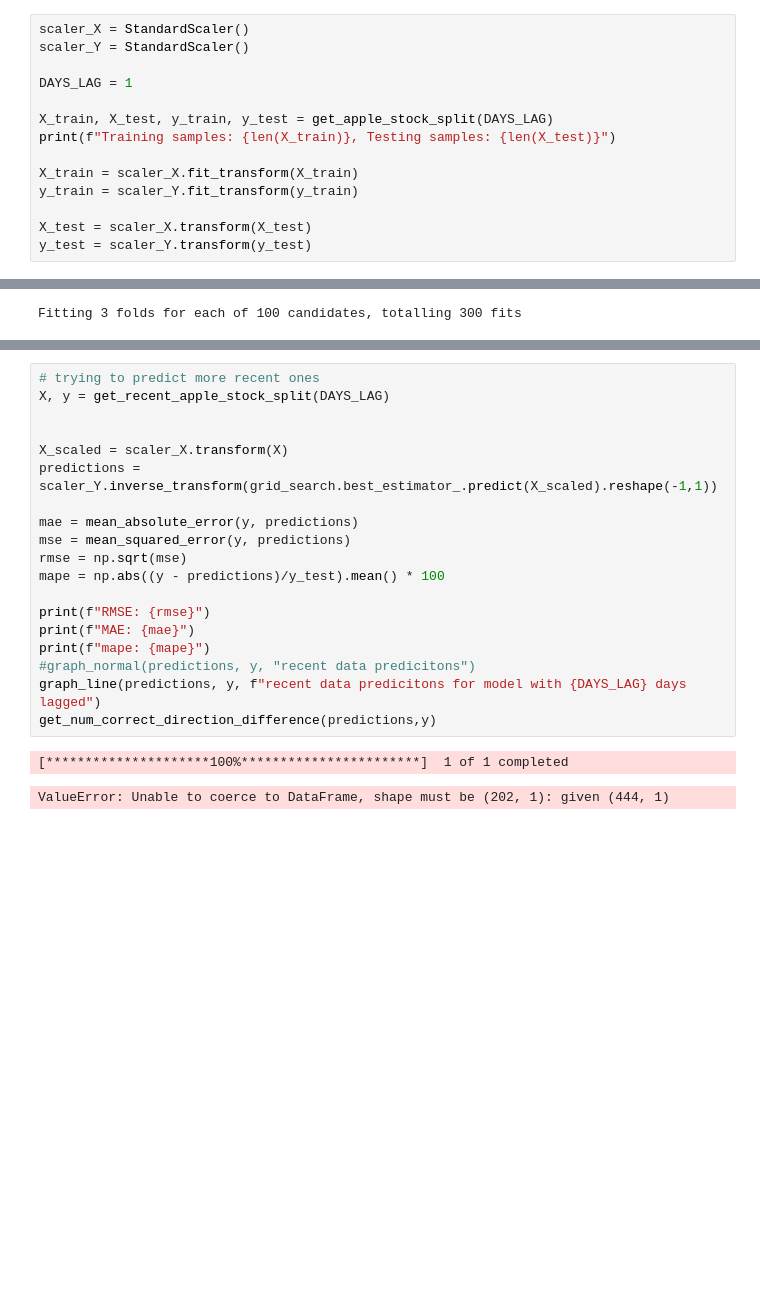
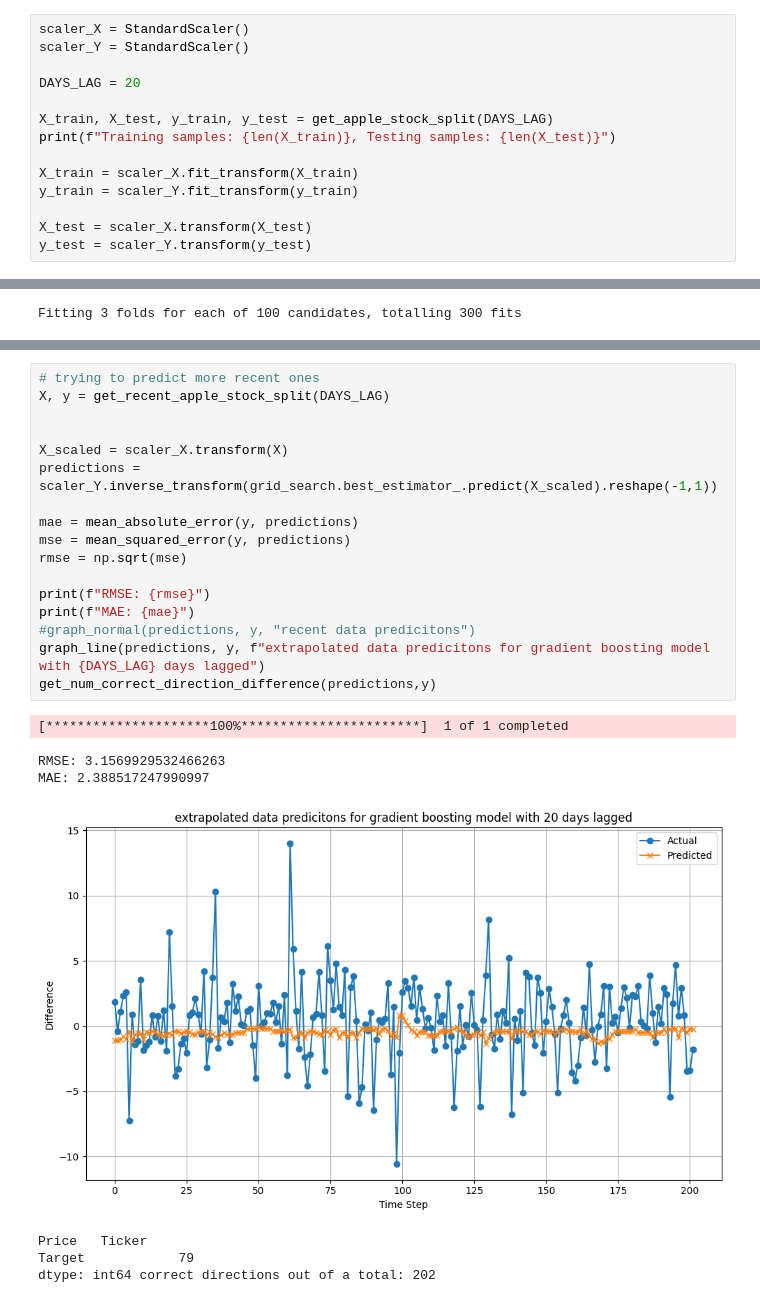
Before and after one commit to KERPalmer/university_final_year_project, a Jupyter notebook: gradientBoosting.ipynb, the cells around one changed output, grey strips where cells are left out. Saved outputs shown, nothing was run; the diff lists cells and outputs as text; blank space fills up the shorter version.

```diff
--- a/gradientBoosting.ipynb
+++ b/gradientBoosting.ipynb
@@ -18,7 +18,7 @@ from get_data import get_apple_stock_split , get_recent_apple_stock_split
 scaler_X = StandardScaler()
 scaler_Y = StandardScaler()
 
-DAYS_LAG = 1
+DAYS_LAG = 20
 
 X_train, X_test, y_train, y_test = get_apple_stock_split(DAYS_LAG)
 print(f"Training samples: {len(X_train)}, Testing samples: {len(X_test)}")
@@ -88,22 +106,25 @@ Final Model MAE: 0.969372496950562
 # %%
 # trying to predict more recent ones
 X, y = get_recent_apple_stock_split(DAYS_LAG)
 
 
 X_scaled = scaler_X.transform(X)
 predictions = scaler_Y.inverse_transform(grid_search.best_estimator_.predict(X_scaled).reshape(-1,1))
 
 mae = mean_absolute_error(y, predictions)
 mse = mean_squared_error(y, predictions)
 rmse = np.sqrt(mse)
-mape = np.abs((y - predictions)/y_test).mean() * 100
 
 print(f"RMSE: {rmse}")
 print(f"MAE: {mae}")
-print(f"mape: {mape}")
 #graph_normal(predictions, y, "recent data predicitons")
-graph_line(predictions, y, f"recent data predicitons for model with {DAYS_LAG} days lagged")
+graph_line(predictions, y, f"extrapolated data predicitons for gradient boosting model with {DAYS_LAG} days lagged")
 get_num_correct_direction_difference(predictions,y)
 # %% [output]
 [*********************100%***********************]  1 of 1 completed
-ValueError: Unable to coerce to DataFrame, shape must be (202, 1): given (444, 1)
+RMSE: 3.1569929532466263
+MAE: 2.388517247990997
+[figure, added]
+Price   Ticker
+Target            79
+dtype: int64 correct directions out of a total: 202
```
Also changed, not shown: parts of 3 cells of this notebook, 6 other files.
